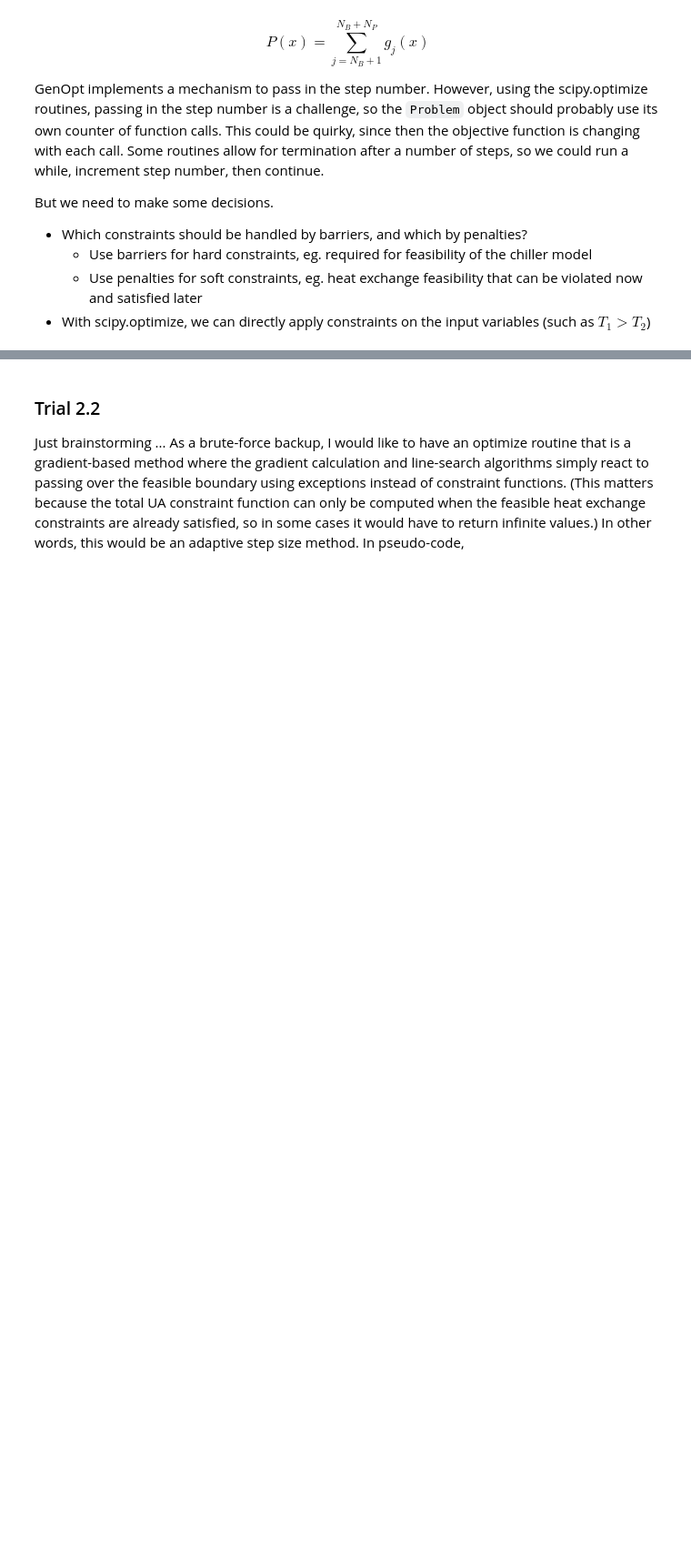
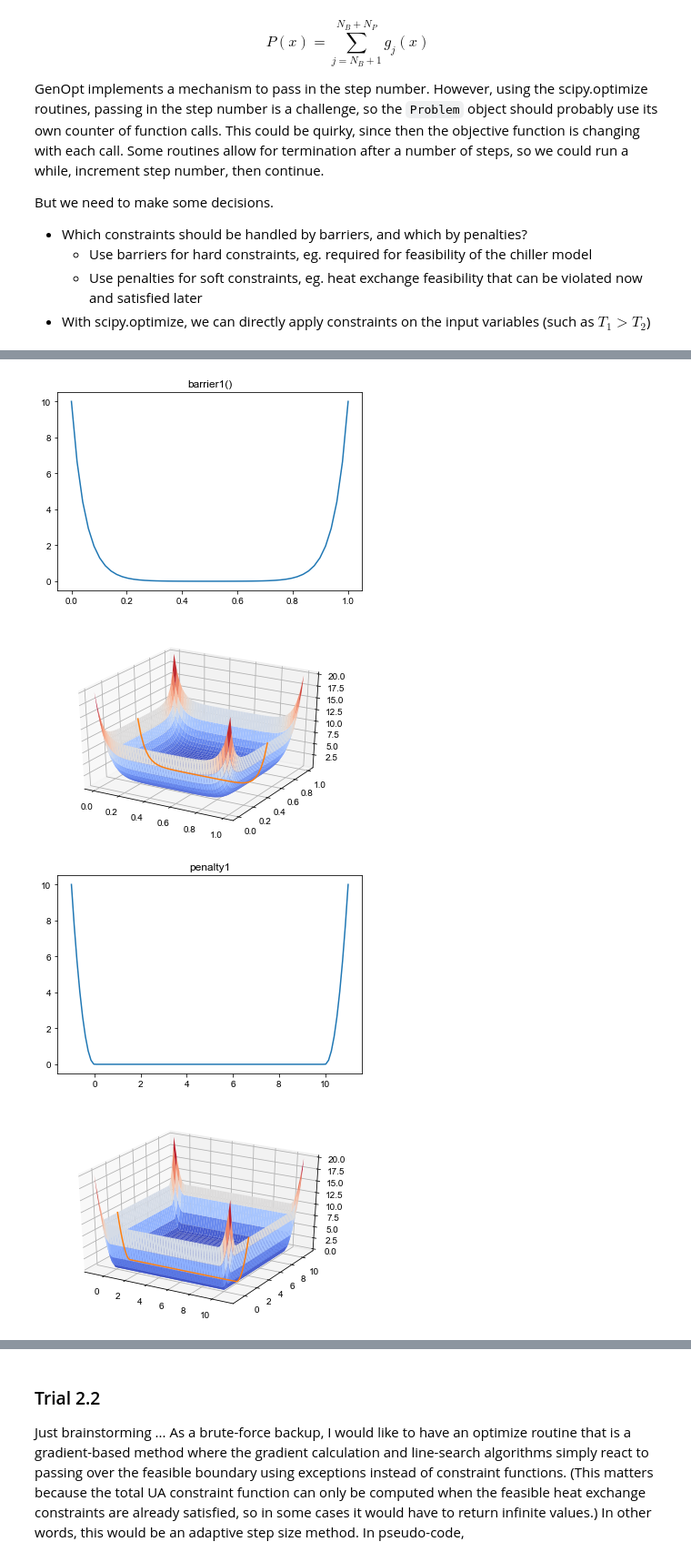
Before and after one commit to nfette/openACHP, a Jupyter notebook: src/optimize_trials2.ipynb, the cells around one changed output, grey strips where cells are left out. Shown at 91% size. Drawn from its saved outputs; the diff is of its cells as text; code cells hidden in the pictures; blank space fills up the shorter version.

Commit message:
Adjust barriers and penalties

```diff
--- a/src/optimize_trials2.ipynb
+++ b/src/optimize_trials2.ipynb
@@ -57,38 +81,54 @@ But we need to make some decisions.
 # %%
 # Demo barriers
-xx = numpy.linspace(0,10)
-yy = numpy.linspace(0,10)
+xx = numpy.linspace(0,1)
+yy = numpy.linspace(0,1)
 X, Y = numpy.meshgrid(xx,yy)
 B = numpy.zeros_like(X)
 mu_B = 10
 for i, (xi,yi) in enumerate(zip(X.flat,Y.flat)):
-    c = numpy.array([xi, yi, (10-xi), (10-yi)])
-    g = numpy.negative(c)
+    # The domain for B is the feasible set only.
+    # We want B large near boundary, but small elsewhere.
+    # Feasible means c > 0 and g < 0.
+    c = numpy.array([xi, yi, (1-xi), (1-yi)])
     # The length scale for the barrier
-    dx = 1
-    b = numpy.exp(g / dx)
-    B.flat[i] = mu_B * numpy.sum(b)
+    dx = 0.05
+    B.flat[i] = mu_B * barrier1(c,dx)
+
 plt.close('all')
-plt.contourf(X,Y,B)
-plt.colorbar()
-pltsvg()
+fig = plt.figure()
+plt.plot(X[25],B[25])
+plt.title("barrier1()")
+from mpl_toolkits.mplot3d import Axes3D
+from matplotlib import cm
+fig = plt.figure()
+ax = fig.add_subplot(111, projection='3d')
+ax.plot_surface(X,Y,B,cmap=cm.coolwarm)
+ax.plot(X[25],Y[25],B[25])
+#pltsvg()
+plt.show()
 
-xx = numpy.linspace(-10,20)
-yy = numpy.linspace(-10,20)
+xx = numpy.linspace(-1,11)
+yy = numpy.linspace(-1,11)
 X, Y = numpy.meshgrid(xx,yy)
 P = numpy.zeros_like(X)
 
+mu_P = 10
 for i, (xi,yi) in enumerate(zip(X.flat,Y.flat)):
+    # We want P = 0 for feasible, P > 0 elsewhere
+    # Feasible means c > 0 and g < 0.
     c = numpy.array([xi, yi, (10-xi), (10-yi)])
-    g = numpy.negative(c)
-    g = saturate(g)
     # The length scale for the penalty
     dx = 1
-    b = numpy.exp(g / dx)
-    mu = 10
-    P.flat[i] = mu * numpy.sum(b)
+    P.flat[i] = mu_P * penalty1(c, dx)
+
 plt.close('all')
-plt.contourf(X,Y,P)
-plt.colorbar()
-pltsvg()
+fig = plt.figure()
+plt.plot(X[25],P[25])
+plt.title("penalty1")
+fig = plt.figure()
+ax = fig.add_subplot(111, projection='3d')
+ax.plot_surface(X,Y,P,cmap=cm.coolwarm)
+ax.plot(X[25],Y[25],P[25])
+#pltsvg()
+plt.show()
 # %% [output]
@@ -96,0 +135,4 @@ pltsvg()
+[figure, added]
+[figure, added]
+[figure, added]
+[figure, added]
```
Also changed, not shown: parts of 13 cells of this notebook.
